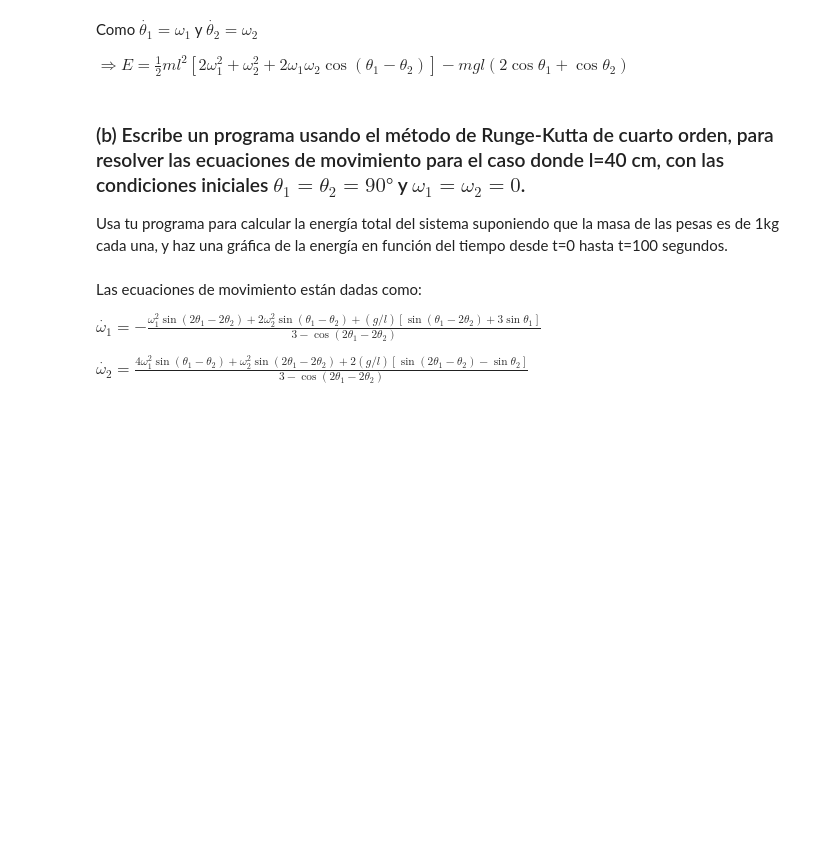
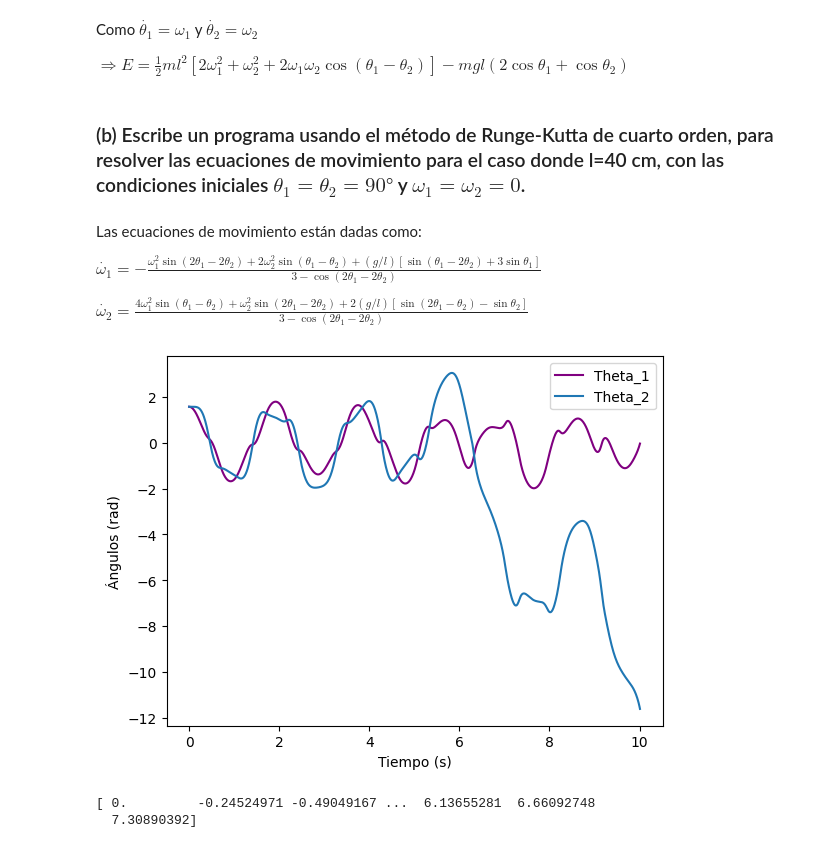
Before and after one commit to Clodellet/Clodellet.github.io, a Jupyter notebook: FCT6_Rubio.ipynb, the cells around one changed output. Drawn from its saved outputs; the diff is of its cells as text; code cells hidden in the pictures; blank space fills up the shorter version.

```diff
--- a/FCT6_Rubio.ipynb
+++ b/FCT6_Rubio.ipynb
@@ -37,4 +41,3 @@ Como $\dot{\theta_1}=\omega_1$ y $\dot{\theta_2}=\omega_2$
 $⇒E = \frac{1}{2}ml^2[2\omega_1^2+\omega_2^2+2\omega_1\omega_2\cos(\theta_1-\theta_2)] -mgl(2\cos\theta_1+\cos\theta_2)$
 # %% [markdown]
 ### (b) Escribe un programa usando el método de Runge-Kutta de cuarto orden, para resolver las ecuaciones de movimiento para el caso donde l=40 cm, con las condiciones iniciales $\theta_1=\theta_2=90°$ y $\omega_1=\omega_2=0$.
-Usa tu programa para calcular la energía total del sistema suponiendo que la masa de las pesas es de 1kg cada una, y haz una gráfica de la energía en función del tiempo desde t=0 hasta t=100 segundos.
@@ -44,3 +74,65 @@ Las ecuaciones de movimiento están dadas como:
 $\dot{\omega_1}=-\frac{\omega_1^2\sin(2\theta_1-2\theta_2)+2\omega_2^2\sin(\theta_1-\theta_2)+(g/l)[\sin(\theta_1-2\theta_2)+3\sin\theta_1]}{3-\cos(2\theta_1-2\theta_2)}$
 
 $\dot{\omega_2}=\frac{4\omega_1^2\sin(\theta_1-\theta_2)+\omega_2^2\sin(2\theta_1-2\theta_2)+2(g/l)[\sin(2\theta_1-\theta_2)-\sin\theta_2]}{3-\cos(2\theta_1-2\theta_2)}$
+# %%
+#constantes
+g=9.81 #m/s
+l=0.4 #m
+omega_1, omega_2 = 0, 0
+theta_1, theta_2 = np.pi/2, np.pi/2
+
+
+#ECUACIONES DE MOVIMIENTO
+def omegadot1(omega_1, omega_2, theta_1, theta_2, g, l):
+  numerador =((omega_1**2)*np.sin(2*theta_1 - 2*theta_2)+2*(omega_2**2)*np.sin(theta_1 - theta_2)+(g/l)*(np.sin(theta_1 - 2*theta_2) + 3*np.sin(theta_1)))
+  return -(numerador)/(3 - np.cos(2*theta_1 - 2*theta_2))
+
+def omegadot2(omega_1, omega_2, theta_1, theta_2, g, l):
+  numerador =(4*(omega_1**2)*np.sin(theta_1 - theta_2)+(omega_2**2)*np.sin(2*theta_1 - 2*theta_2)+2*(g/l)*(np.sin(2*theta_1 - theta_2) - np.sin(theta_2)))
+  return (numerador)/(3 - np.cos(2*theta_1 - 2*theta_2))
+# %%
+# Constantes renombradas
+g = 9.81  # m/s^2
+l = 0.4   # m
+theta_1_0 = theta_2_0 = np.pi / 2
+omega_1_0 = omega_2_0 = 0
+
+# Sistema de ODEs
+def sistema_pendulo_doble(t, state):
+    omega_1, omega_2, theta_1, theta_2 = state
+    omega_1_dot = omegadot1(omega_1, omega_2, theta_1, theta_2, g, l)
+    omega_2_dot = omegadot2(omega_1, omega_2, theta_1, theta_2, g, l)
+    return [omega_1_dot, omega_2_dot, omega_1, omega_2]
+
+
+#condiciones iniciales
+iniciales = [omega_1_0, omega_2_0, theta_1_0, theta_2_0]
+
+# Tiempo y h
+t0 = 0
+tf = 10
+h = 0.01
+
+# Solución al sistema por Runge-Kutta de 4to orden
+solucion, time_points = RungeKutta4_1D(sistema_pendulo_doble, iniciales, t0, tf, h)
+
+# Resultados
+omega_1_solucion = solucion[:, 0]
+omega_2_solucion = solucion[:, 1]
+theta_1_solucion = solucion[:, 2]
+theta_2_solucion = solucion[:, 3]
+
+# Graficar
+plt.plot(time_points, theta_1_solucion, label='Theta_1', color='purple')
+plt.plot(time_points, theta_2_solucion, label='Theta_2')
+plt.xlabel('Tiempo (s)')
+plt.ylabel('Ángulos (rad)')
+plt.legend()
+plt.show()
+# %% [output]
+[figure, added]
+# %%
+print(omega_1_solution)
+# %% [output]
+[ 0.         -0.24524971 -0.49049167 ...  6.13655281  6.66092748
+  7.30890392]
```
Also changed, not shown: parts of 4 cells of this notebook.
